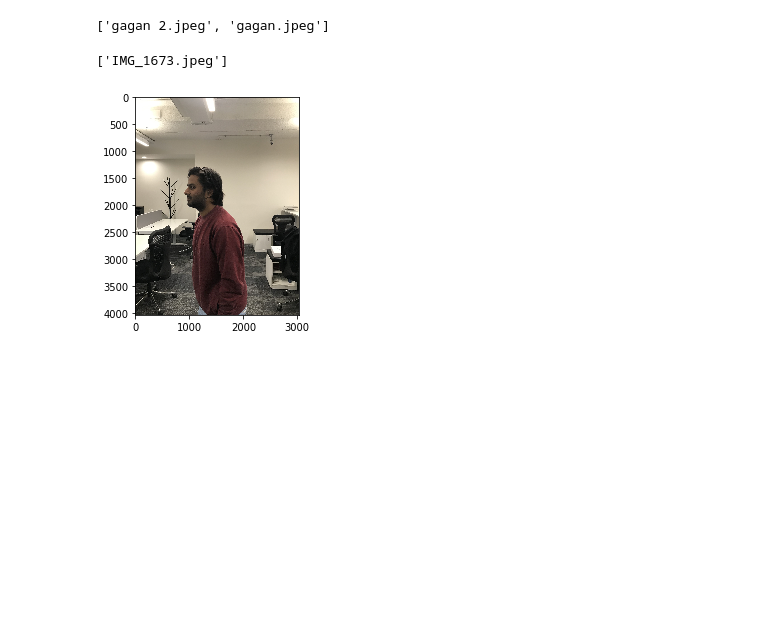
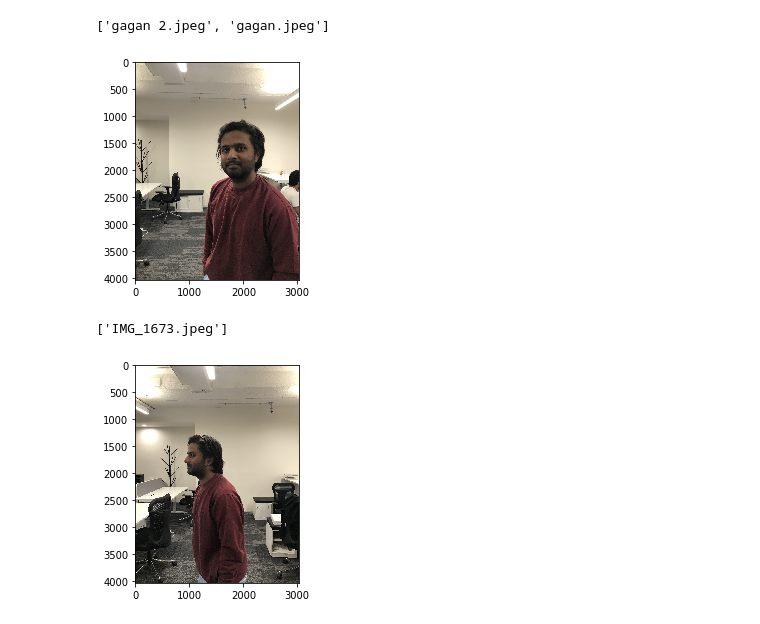
Before and after one commit to theTechie/face-recognition, a Jupyter notebook: face-recognition-fastai.ipynb, the cells around one changed output. Saved outputs shown, nothing was run; the diff lists cells and outputs as text; code cells hidden in the pictures; blank space fills up the shorter version.

```diff
--- a/face-recognition-fastai.ipynb
+++ b/face-recognition-fastai.ipynb
@@ -19,6 +19,11 @@ files = !ls {PATH}train/gagan
 files
 # %% [output]
 ['gagan 2.jpeg', 'gagan.jpeg']
+# %%
+img = plt.imread(f'{PATH}train/gagan/{files[0]}')
+plt.imshow(img);
+# %% [output]
+[figure, added]
 # %%
 files = !ls {PATH}valid/gagan
 files
```
Also changed, not shown: parts of 16 cells of this notebook.
